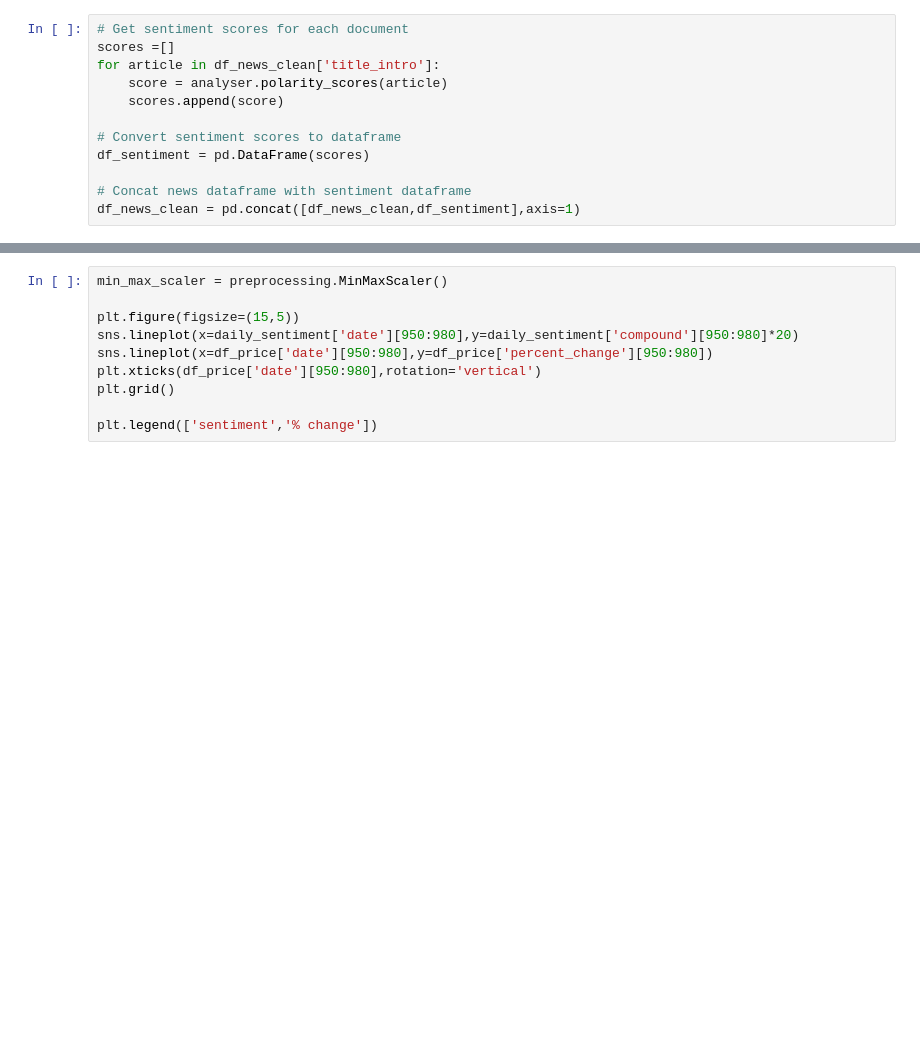
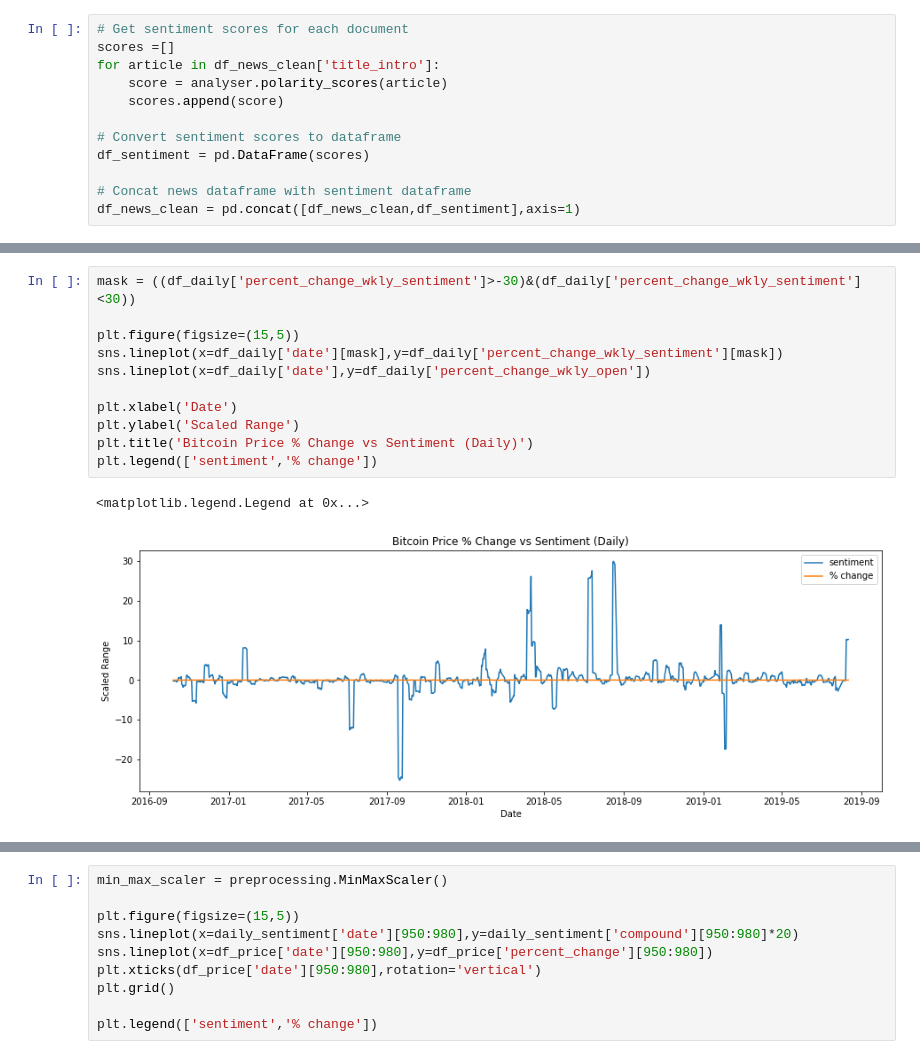
Before and after one commit to silvernine209/nlp_bitcoin_trading, a Jupyter notebook: bitcoin_trader_v2.ipynb, the cells around one changed output, grey strips where cells are left out. Drawn from its saved outputs; the diff is of its cells as text; blank space fills up the shorter version.

```diff
--- a/bitcoin_trader_v2.ipynb
+++ b/bitcoin_trader_v2.ipynb
@@ -866,3 +888,17 @@ plt.legend(['sentiment','% change'])
+# %%
+mask = ((df_daily['percent_change_wkly_sentiment']>-30)&(df_daily['percent_change_wkly_sentiment']<30))
+
+plt.figure(figsize=(15,5))
+sns.lineplot(x=df_daily['date'][mask],y=df_daily['percent_change_wkly_sentiment'][mask])
+sns.lineplot(x=df_daily['date'],y=df_daily['percent_change_wkly_open'])
+
+plt.xlabel('Date')
+plt.ylabel('Scaled Range')
+plt.title('Bitcoin Price % Change vs Sentiment (Daily)')
+plt.legend(['sentiment','% change'])
+# %% [output]
+<matplotlib.legend.Legend at 0x...>
+[figure, added]
 # %%
 min_max_scaler = preprocessing.MinMaxScaler()
 
```
Also changed, not shown: parts of 13 cells of this notebook.
